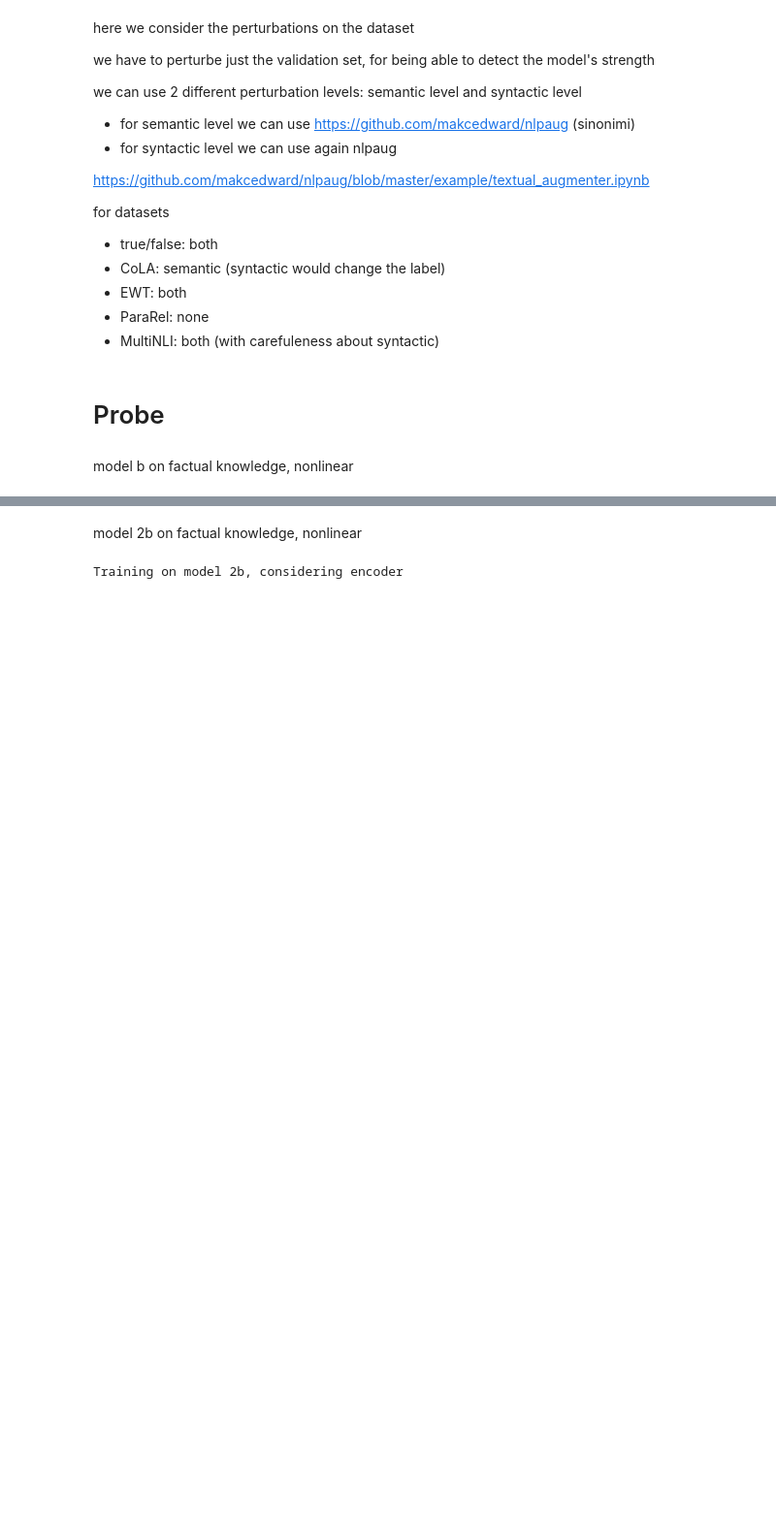
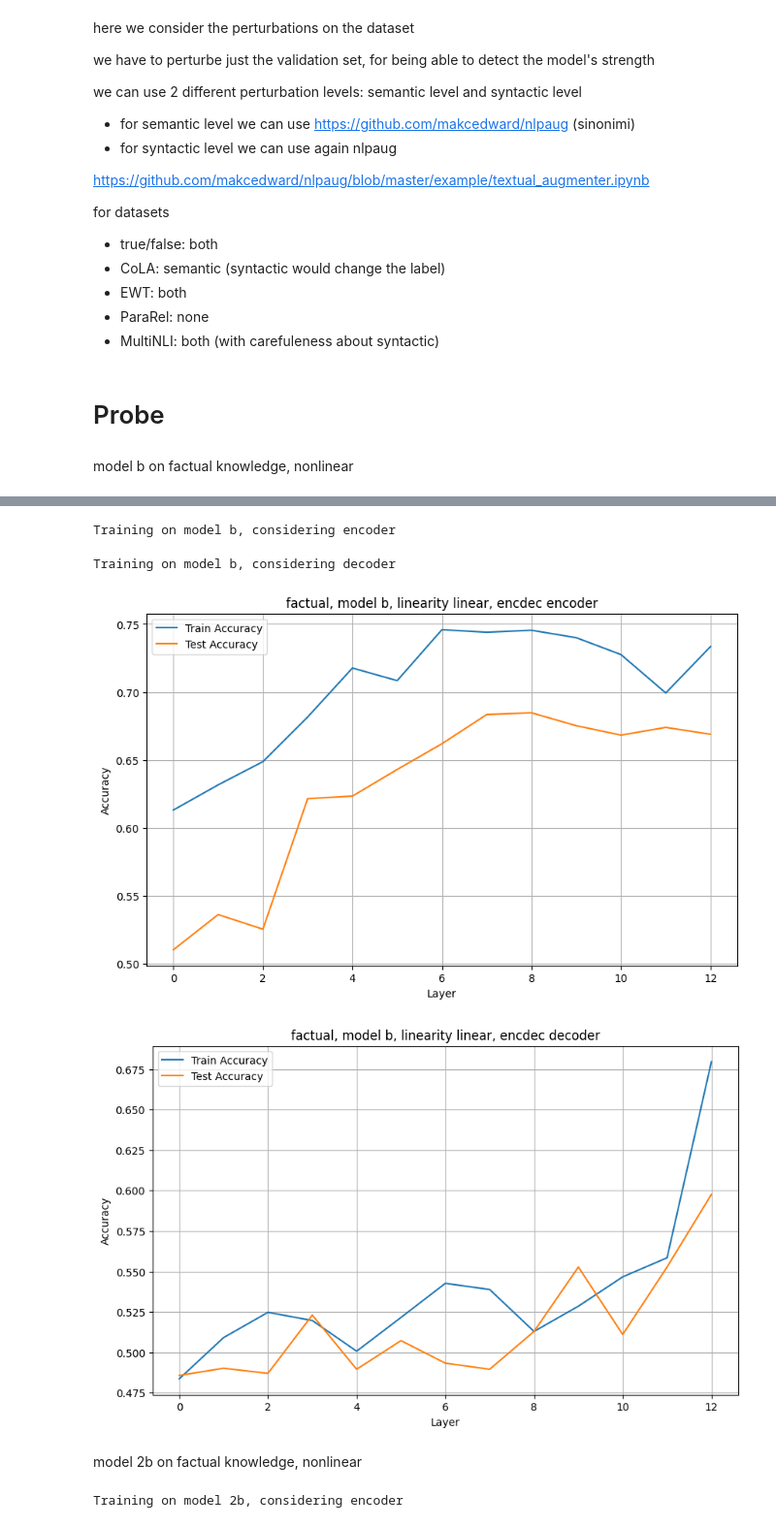
Before and after one commit to rrossierba/digital-transformation-computer-security, a Jupyter notebook: probe_t5.ipynb, the cells around one changed output, grey strips where cells are left out. Shown at 97% size. Cells and saved outputs as stored; diff of their text form; code cells hidden in the pictures; blank space fills up the shorter version.

```diff
--- a/probe_t5.ipynb
+++ b/probe_t5.ipynb
@@ -1515,3 +1518,23 @@ Training on model b, considering encoder
+# %%
+configb = {
+    'model_size' : 'b',
+    'df' : tf_b_df,
+    'probe' : 'linear',
+    'num_layers' :13
+}
+
+# encoder
+encoder_results = iterate_training_layers(**configb, encdec='encoder')
+plot_accuracies(encoder_results[0], encoder_results[1], 'b', 'linear', 'factual', 'encoder')
+
+# decoder
+decoder_results = iterate_training_layers(**configb, encdec='decoder')
+plot_accuracies(decoder_results[0], decoder_results[1], 'b', 'linear', 'factual', 'decoder')
+# %% [output]
+Training on model b, considering encoder
+Training on model b, considering decoder
+[figure, added]
+[figure, added]
 # %% [markdown]
 model 2b on factual knowledge, nonlinear
 # %%
```
Also changed, not shown: parts of 13 cells of this notebook.
